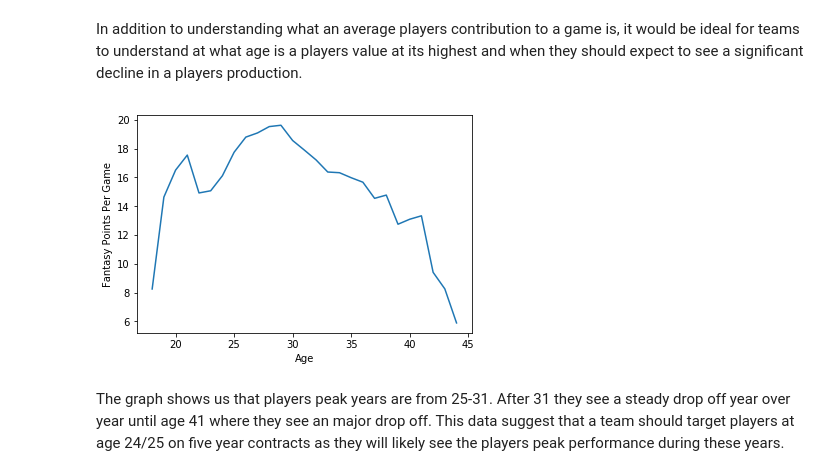
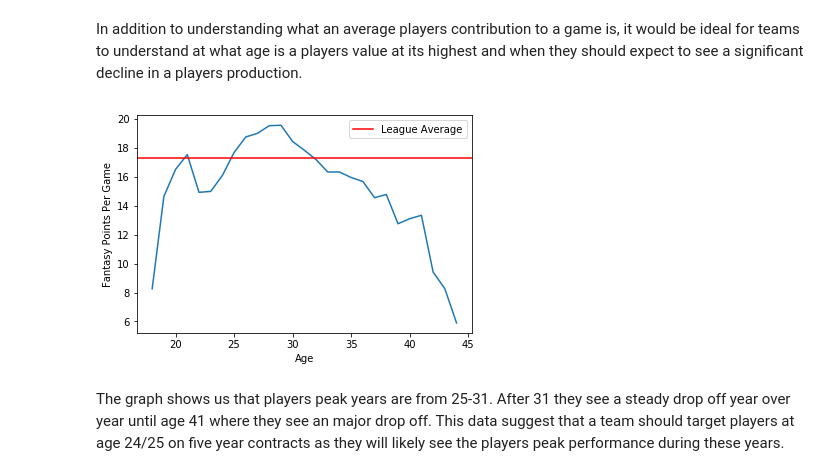
Before and after one commit to alex1haluska/prebootcampcapstone, a Jupyter notebook: Capstone Project Final.ipynb, the cells around one changed output. Saved outputs shown, nothing was run; the diff lists cells and outputs as text; code cells hidden in the pictures.

```diff
--- a/Capstone Project Final.ipynb
+++ b/Capstone Project Final.ipynb
@@ -123,14 +123,15 @@ on a game should be. We can conclued that an average NBA player should contribut
 In addition to understanding what an average players contribution to a game is, it would be ideal for teams to understand at what age is a players value at its highest and when they should expect to see a significant decline in a players production.
 # %%
 nba_age=nba_players_modern_era.groupby('Age')['overall_contribution'].mean()
-y=max(nba_age)
-plt.plot(nba_age)
+z= np.mean(nba_players_modern_era['overall_contribution'])
+plt.plot(nba_age,label = '')
+plt.axhline(z,color='r',label ='League Average')
 plt.ylabel('Fantasy Points Per Game')
 plt.xlabel('Age')
+plt.legend()
 plt.show()
-## how do i add in the mean line. have struggled to add it in
 # %% [output]
-[figure, old version]
+[figure, new version]
 # %% [markdown]
 The graph shows us that players peak years are from 25-31. After 31 they see a steady drop off year over year until age 41 where they see an major drop off. This data suggest that a team should target players at age 24/25 on five year contracts as they will likely see the players peak performance during these years.
 # %% [markdown]
```
